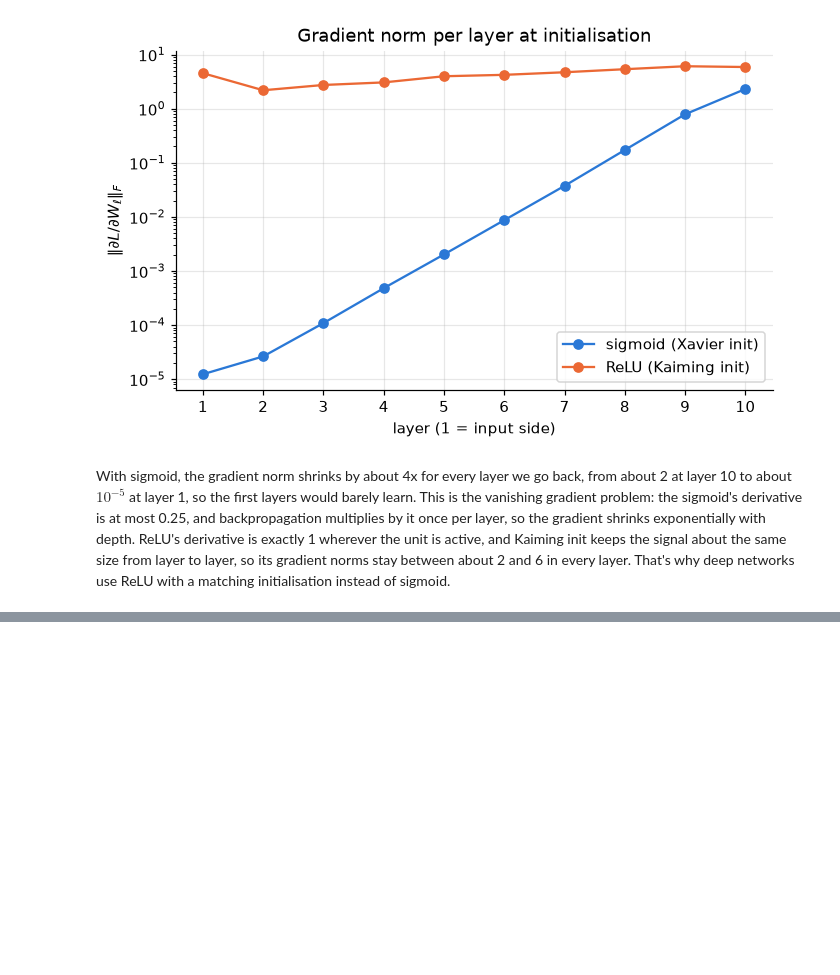
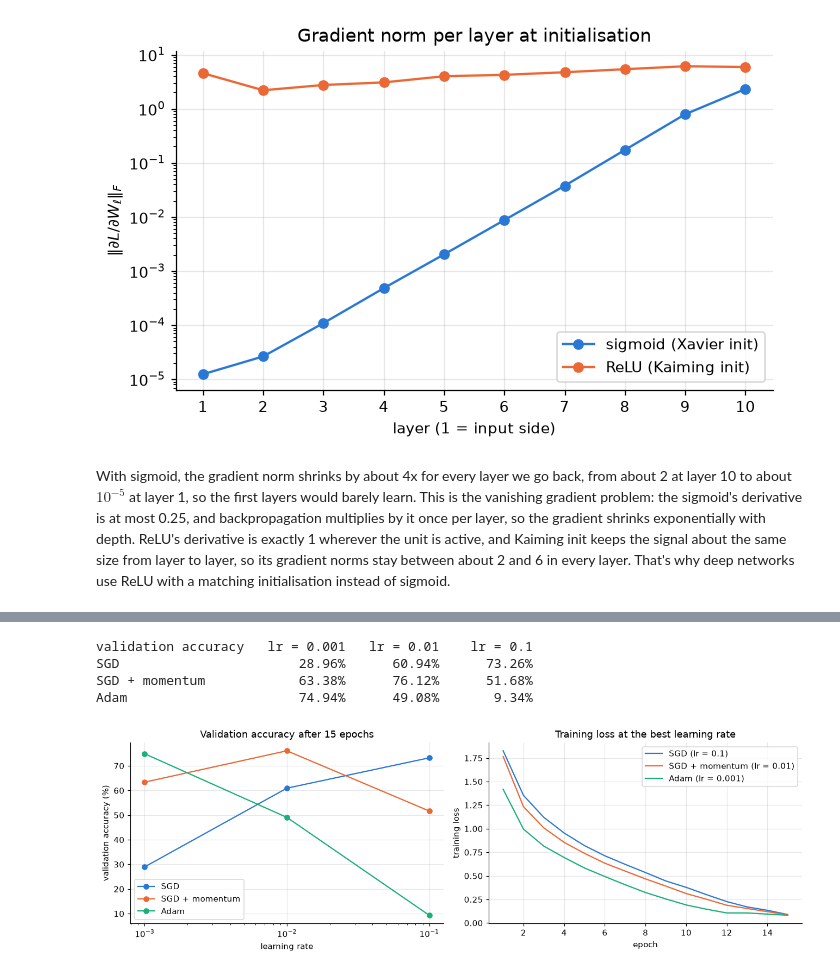
Before and after one commit to HimethW/EN4554-Assignment_2-on-CNNs, a Jupyter notebook: a02.ipynb, the cells around one changed output, grey strips where cells are left out. Cells and saved outputs as stored; diff of their text form; code cells hidden in the pictures; blank space fills up the shorter version.

```diff
--- a/a02.ipynb
+++ b/a02.ipynb
@@ -314,0 +467,64 @@ With sigmoid, the gradient norm shrinks by about 4x for every layer we go back,
+# %%
+def evaluate_model(model, X, y, batch_size=1000):
+    model.eval()
+    correct = 0
+    with torch.no_grad():
+        for xb, yb in batches(X, y, batch_size):
+            correct += (model(xb).argmax(1) == yb).sum().item()
+    return correct / len(X)
+
+
+def train_model(model, opt, epochs, batch_size=128):
+    gen = torch.Generator().manual_seed(SEED)
+    train_loss, val_acc = [], []
+    for _ in range(epochs):
+        model.train()
+        total = 0.0
+        for xb, yb in batches(X_train, y_train, batch_size, shuffle=True, gen=gen):
+            loss = F.cross_entropy(model(xb), yb)
+            opt.zero_grad()
+            loss.backward()
+            opt.step()
+            total += loss.detach() * len(yb)
+        train_loss.append(total.item() / len(X_train))
+        val_acc.append(evaluate_model(model, X_val, y_val))
+    return train_loss, val_acc
+
+
+optimizers = {
+    "SGD": lambda p, lr: SGDMomentum(p, lr),
+    "SGD + momentum": lambda p, lr: SGDMomentum(p, lr, momentum=0.9),
+    "Adam": lambda p, lr: Adam(p, lr),
+}
+lrs = [0.001, 0.01, 0.1]
+results = {}
+for name, make_opt in optimizers.items():
+    for lr in lrs:
+        set_seed()
+        model = small_cnn()
+        results[name, lr] = train_model(model, make_opt(model.parameters(), lr), n_epochs(15))
+
+print(f"{'validation accuracy':<20}" + "".join(f"{'lr = ' + str(lr):>12}" for lr in lrs))
+for name in optimizers:
+    print(f"{name:<20}" + "".join(f"{results[name, lr][1][-1]:>12.2%}" for lr in lrs))
+# %% [output]
+validation accuracy   lr = 0.001   lr = 0.01    lr = 0.1
+SGD                       28.96%      60.94%      73.26%
+SGD + momentum            63.38%      76.12%      51.68%
+Adam                      74.94%      49.08%       9.34%
+# %%
+fig, (ax1, ax2) = plt.subplots(1, 2, figsize=(12, 4))
+for name in optimizers:
+    accs = [results[name, lr][1][-1] * 100 for lr in lrs]
+    ax1.semilogx(lrs, accs, marker="o", label=name)
+    best_lr = lrs[int(np.argmax(accs))]
+    train_loss = results[name, best_lr][0]
+    ax2.plot(range(1, len(train_loss) + 1), train_loss, label=f"{name} (lr = {best_lr})")
+ax1.set(xlabel="learning rate", ylabel="validation accuracy (%)", title="Validation accuracy after 15 epochs")
+ax2.set(xlabel="epoch", ylabel="training loss", title="Training loss at the best learning rate")
+ax1.legend()
+ax2.legend()
+plt.tight_layout()
+plt.show()
+# %% [output]
+[figure, added]
```
Also changed, not shown: parts of 11 cells of this notebook.
